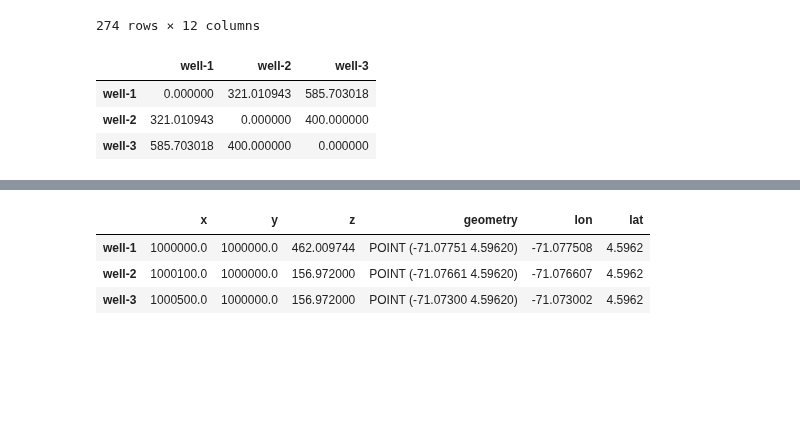
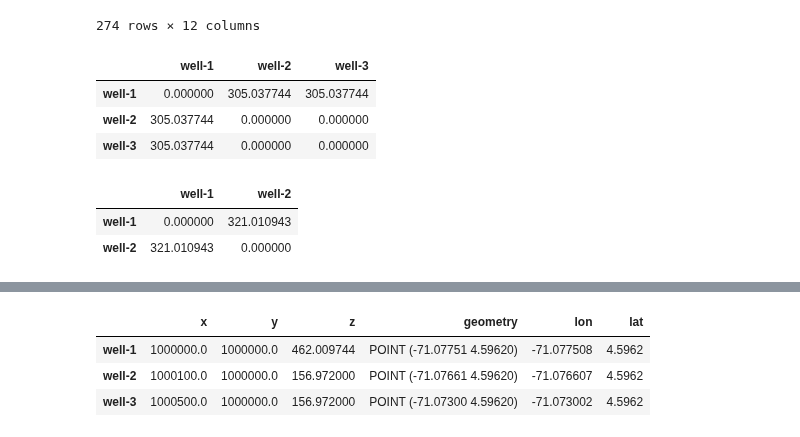
Before and after one commit to scuervo91/reservoirpy, a Jupyter notebook: examples/welllogs/1-basics/2-groups_wells.ipynb, the cells around one changed output, grey strips where cells are left out. Drawn from its saved outputs; the diff is of its cells as text; code cells hidden in the pictures; blank space fills up the shorter version.

```diff
--- a/examples/welllogs/1-basics/2-groups_wells.ipynb
+++ b/examples/welllogs/1-basics/2-groups_wells.ipynb
@@ -178,14 +177,20 @@ g1.wells_surveys(wells=['well-1','well-2'])
 | 135 | 12488.0 | 19.28 | 182.83 | 12231.562968 | -11716.562968 | -1597.825002 | -92.765977 | 9.995130e+05 | 1.000072e+06 | 0.765749 | ... |
 | 136 | 12520.0 | 19.00 | 182.50 | 12261.793994 | -11746.793994 | -1608.305662 | -93.254029 | 9.995098e+05 | 1.000072e+06 | 0.938055 | ... |
 274 rows × 12 columns
+# %%
+g1.wells_distance(dims=['z'])
+# %% [output]
+|  | well-1 | well-2 | well-3 |
+| well-1 | 0.000000 | 305.037744 | 305.037744 |
+| well-2 | 305.037744 | 0.000000 | 0.000000 |
+| well-3 | 305.037744 | 0.000000 | 0.000000 |
 # %%
-dist = g1.wells_distance(dims=['y','z','x'])
+dist = g1.wells_distance(wells=['well-1','well-2'],dims=['y','z','x'])
 dist
 # %% [output]
-|  | well-1 | well-2 | well-3 |
-| well-1 | 0.000000 | 321.010943 | 585.703018 |
-| well-2 | 321.010943 | 0.000000 | 400.000000 |
-| well-3 | 585.703018 | 400.000000 | 0.000000 |
+|  | well-1 | well-2 |
+| well-1 | 0.000000 | 321.010943 |
+| well-2 | 321.010943 | 0.000000 |
 # %%
 m = g1.wells_map(zoom=13)
 m
```
Also changed, not shown: parts of 15 cells of this notebook, 1 other file.
